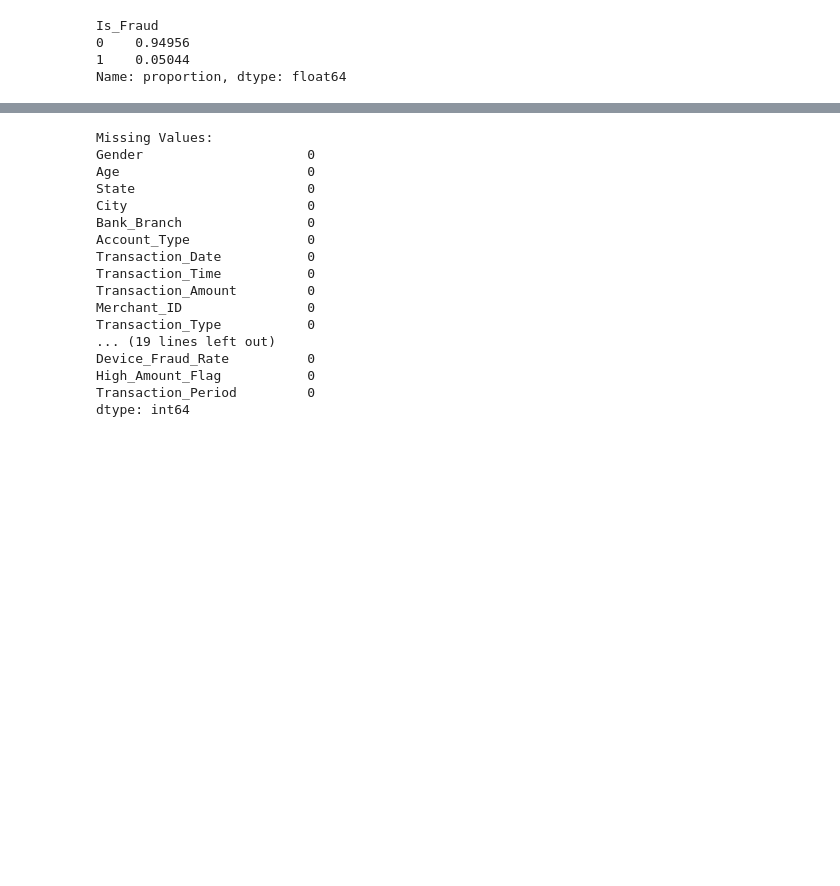
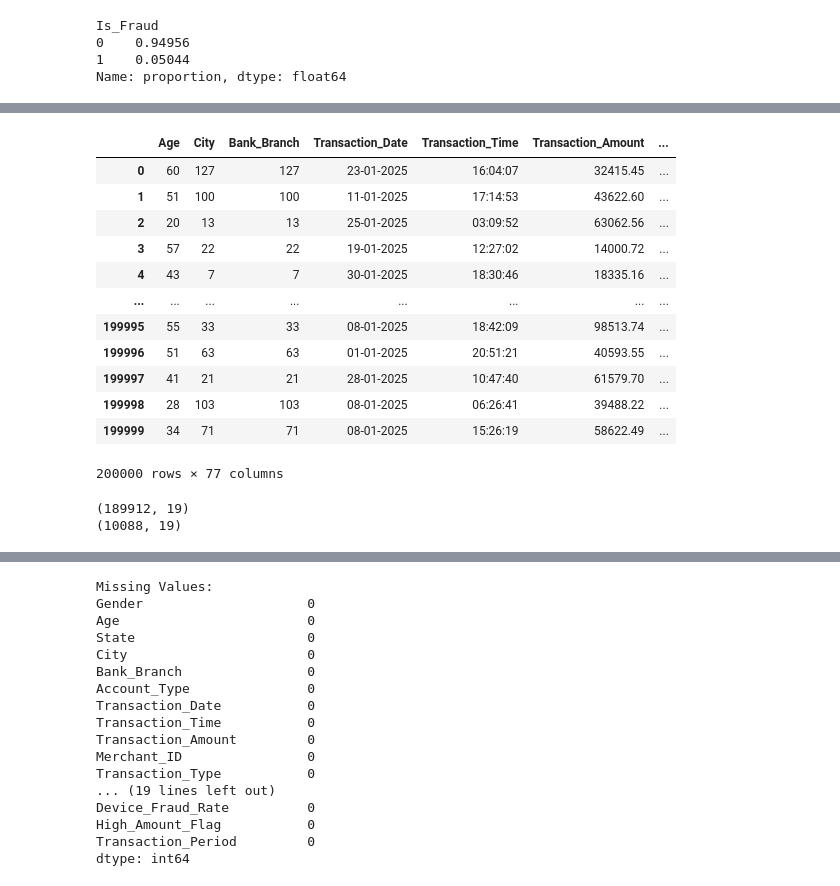
Before and after one commit to Shrutichauha7/Fraud_Detection_Analysis, a Jupyter notebook: experiments/mynotebook.ipynb, the cells around one changed output, grey strips where cells are left out. Cells and saved outputs as stored; diff of their text form; code cells hidden in the pictures; blank space fills up the shorter version.

```diff
--- a/experiments/mynotebook.ipynb
+++ b/experiments/mynotebook.ipynb
@@ -88,15 +110,0 @@ df.describe()
-# %%
-import pandas as pd
-
-df['Transaction_Date'] = pd.to_datetime(df['Transaction_Date'])
-
-df['Transaction_Time'] = pd.to_datetime(
-    df['Transaction_Time'],
-    format='%H:%M:%S'
-)
-
-df['Transaction_Hour'] = df['Transaction_Time'].dt.hour
-df['Transaction_Day'] = df['Transaction_Date'].dt.day
-df['Transaction_Month'] = df['Transaction_Date'].dt.month
-df['Transaction_Weekday'] = df['Transaction_Date'].dt.dayofweek
-df['Is_Weekend'] = (df['Transaction_Weekday'] >= 5).astype(int)
@@ -102,0 +131,42 @@ df['Is_Weekend'] = (df['Transaction_Weekday'] >= 5).astype(int)
+# %%
+nominal_cols = [
+    'Gender',
+    'State',
+    'Account_Type',
+    'Transaction_Type',
+    'Merchant_Category',
+    'Transaction_Device',
+    'Device_Type',
+
+]
+
+df = pd.get_dummies(df, columns=nominal_cols, drop_first=True)
+# %%
+from sklearn.preprocessing import LabelEncoder
+
+le = LabelEncoder()
+
+categorical_cols = [
+    'City',
+    'Bank_Branch',
+    'Transaction_Location'
+]
+
+for col in categorical_cols:
+    df[col] = le.fit_transform(df[col])
+# %%
+df
+# %% [output]
+|  | Age | City | Bank_Branch | Transaction_Date | Transaction_Time | Transaction_Amount | ... |
+| 0 | 60 | 127 | 127 | 23-01-2025 | 16:04:07 | 32415.45 | ... |
+| 1 | 51 | 100 | 100 | 11-01-2025 | 17:14:53 | 43622.60 | ... |
+| 2 | 20 | 13 | 13 | 25-01-2025 | 03:09:52 | 63062.56 | ... |
+| 3 | 57 | 22 | 22 | 19-01-2025 | 12:27:02 | 14000.72 | ... |
+| 4 | 43 | 7 | 7 | 30-01-2025 | 18:30:46 | 18335.16 | ... |
+| ... | ... | ... | ... | ... | ... | ... | ... |
+| 199995 | 55 | 33 | 33 | 08-01-2025 | 18:42:09 | 98513.74 | ... |
+| 199996 | 51 | 63 | 63 | 01-01-2025 | 20:51:21 | 40593.55 | ... |
+| 199997 | 41 | 21 | 21 | 28-01-2025 | 10:47:40 | 61579.70 | ... |
+| 199998 | 28 | 103 | 103 | 08-01-2025 | 06:26:41 | 39488.22 | ... |
+| 199999 | 34 | 71 | 71 | 08-01-2025 | 15:26:19 | 58622.49 | ... |
+200000 rows × 77 columns
@@ -102,0 +176,6 @@ df['Is_Weekend'] = (df['Transaction_Weekday'] >= 5).astype(int)
+# %%
+print(legit.shape)
+print(fraud.shape)
+# %% [output]
+(189912, 19)
+(10088, 19)
```
Also changed, not shown: parts of 32 cells of this notebook.
